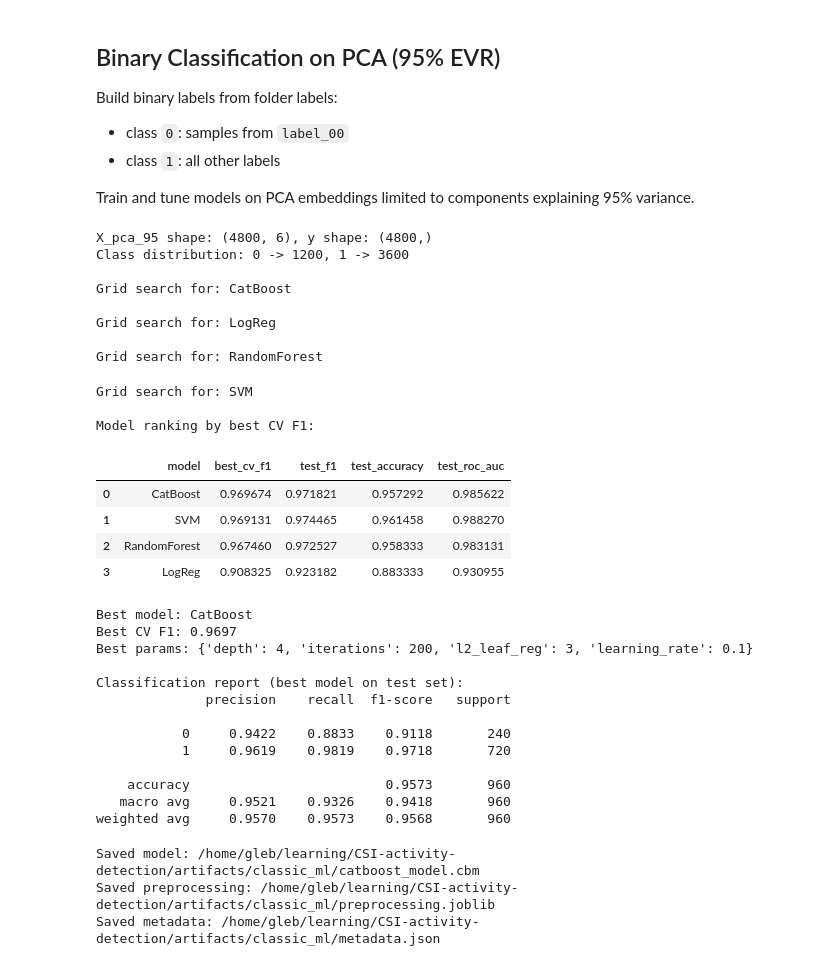
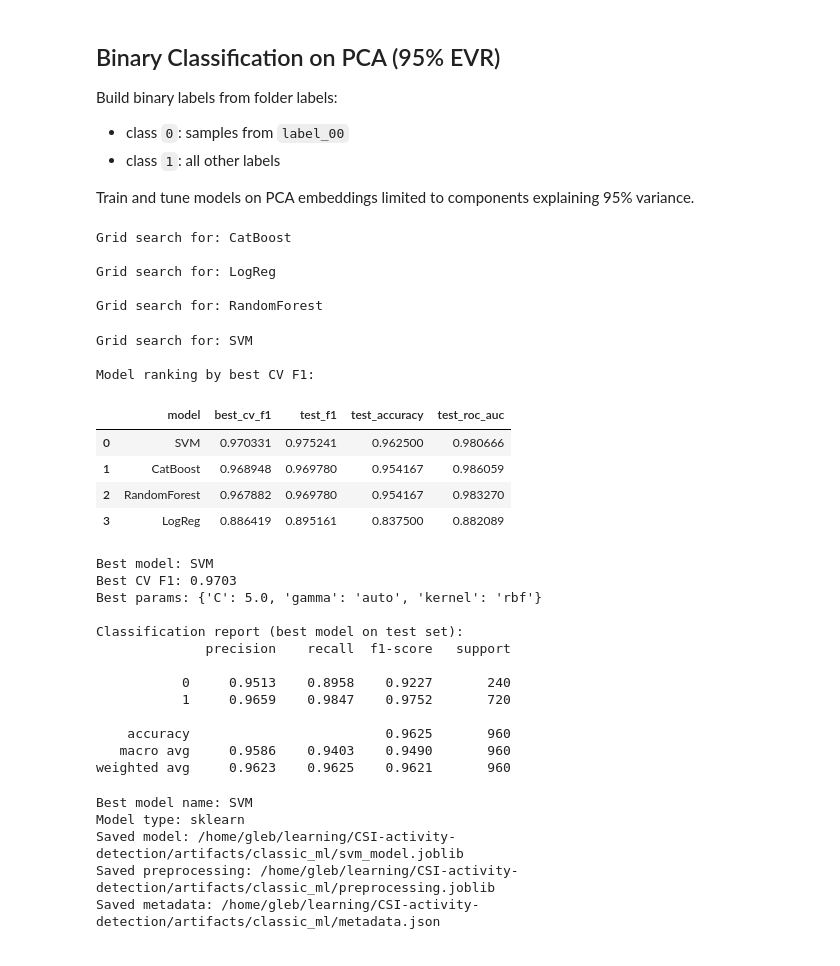
Before and after one commit to Pozovi23/CSI-activity-detection, a Jupyter notebook: experiments_notebooks/classic_ml_train.ipynb, the cells around one changed output. Drawn from its saved outputs; the diff is of its cells as text; code cells hidden in the pictures.

```diff
--- a/experiments_notebooks/classic_ml_train.ipynb
+++ b/experiments_notebooks/classic_ml_train.ipynb
@@ -317,7 +357,7 @@ Train and tune models on PCA embeddings limited to components explaining 95% var
 import sys
 import subprocess
 
-from sklearn.model_selection import train_test_split, StratifiedKFold, GridSearchCV
+from sklearn.model_selection import StratifiedKFold, GridSearchCV
 from sklearn.metrics import accuracy_score, f1_score, roc_auc_score, classification_report
 from sklearn.linear_model import LogisticRegression
 from sklearn.ensemble import RandomForestClassifier
@@ -329,18 +369,6 @@ try:
 except ImportError:
     subprocess.check_call([sys.executable, '-m', 'pip', 'install', 'catboost', '-q'])
     from catboost import CatBoostClassifier
-
-# Binary target rule from dataset folders: label_00 -> 0, others -> 1
-y_binary = (features_df['label'] != 'label_00').astype(int).to_numpy()
-
-# Keep PCA embeddings only up to 95% explained variance
-X_pca_95 = X_pca[:, :k_95]
-print(f'X_pca_95 shape: {X_pca_95.shape}, y shape: {y_binary.shape}')
-print(f'Class distribution: 0 -> {(y_binary == 0).sum()}, 1 -> {(y_binary == 1).sum()}')
-
-X_train, X_test, y_train, y_test = train_test_split(
-    X_pca_95, y_binary, test_size=0.2, random_state=42, stratify=y_binary
-)
 
 cv = StratifiedKFold(n_splits=5, shuffle=True, random_state=42)
 
@@ -398,16 +426,16 @@ for model_name, (estimator, param_grid) in model_spaces.items():
         n_jobs=-1,
         refit=True
     )
-    search.fit(X_train, y_train)
+    search.fit(X_train_pca_95, y_train)
 
     best_model = search.best_estimator_
-    y_pred = best_model.predict(X_test)
+    y_pred = best_model.predict(X_test_pca_95)
 
     if hasattr(best_model, 'predict_proba'):
-        y_proba = best_model.predict_proba(X_test)[:, 1]
+        y_proba = best_model.predict_proba(X_test_pca_95)[:, 1]
     else:
         # Fallback for models without predict_proba
-        y_score = best_model.decision_function(X_test)
+        y_score = best_model.decision_function(X_test_pca_95)
         y_proba = (y_score - y_score.min()) / (y_score.max() - y_score.min() + 1e-12)
 
     result = {
@@ -418,71 +446,70 @@ for model_name, (estimator, param_grid) in model_spaces.items():
         'test_roc_auc': roc_auc_score(y_test, y_proba),
         'best_params': search.best_params_
     }
     search_results.append(result)
 
     if best_search is None or search.best_score_ > best_search.best_score_:
         best_search = search
 
 results_df = pd.DataFrame(search_results).sort_values('best_cv_f1', ascending=False).reset_index(drop=True)
 print('\nModel ranking by best CV F1:')
 display(results_df[['model', 'best_cv_f1', 'test_f1', 'test_accuracy', 'test_roc_auc']])
 
 best_model_name = results_df.loc[0, 'model']
 best_model = best_search.best_estimator_
 print(f'\nBest model: {best_model_name}')
 print(f'Best CV F1: {best_search.best_score_:.4f}')
 print(f'Best params: {best_search.best_params_}')
 
-best_pred = best_model.predict(X_test)
+best_pred = best_model.predict(X_test_pca_95)
 print('\nClassification report (best model on test set):')
 print(classification_report(y_test, best_pred, digits=4))
 # %% [output]
-X_pca_95 shape: (4800, 6), y shape: (4800,)
-Class distribution: 0 -> 1200, 1 -> 3600
-
 Grid search for: CatBoost
 
 Grid search for: LogReg
 
 Grid search for: RandomForest
 Grid search for: SVM
 
 Model ranking by best CV F1:
 |  | model | best_cv_f1 | test_f1 | test_accuracy | test_roc_auc |
-| 0 | CatBoost | 0.969674 | 0.971821 | 0.957292 | 0.985622 |
-| 1 | SVM | 0.969131 | 0.974465 | 0.961458 | 0.988270 |
-| 2 | RandomForest | 0.967460 | 0.972527 | 0.958333 | 0.983131 |
-| 3 | LogReg | 0.908325 | 0.923182 | 0.883333 | 0.930955 |
+| 0 | SVM | 0.970331 | 0.975241 | 0.962500 | 0.980666 |
+| 1 | CatBoost | 0.968948 | 0.969780 | 0.954167 | 0.986059 |
+| 2 | RandomForest | 0.967882 | 0.969780 | 0.954167 | 0.983270 |
+| 3 | LogReg | 0.886419 | 0.895161 | 0.837500 | 0.882089 |
-Best model: CatBoost
-Best CV F1: 0.9697
-Best params: {'depth': 4, 'iterations': 200, 'l2_leaf_reg': 3, 'learning_rate': 0.1}
+Best model: SVM
+Best CV F1: 0.9703
+Best params: {'C': 5.0, 'gamma': 'auto', 'kernel': 'rbf'}
 
 Classification report (best model on test set):
               precision    recall  f1-score   support
 
-           0     0.9422    0.8833    0.9118       240
-           1     0.9619    0.9819    0.9718       720
+           0     0.9513    0.8958    0.9227       240
+           1     0.9659    0.9847    0.9752       720
 
-    accuracy                         0.9573       960
-   macro avg     0.9521    0.9326    0.9418       960
-weighted avg     0.9570    0.9573    0.9568       960
+    accuracy                         0.9625       960
+   macro avg     0.9586    0.9403    0.9490       960
+weighted avg     0.9623    0.9625    0.9621       960
 # %%
 from pathlib import Path
 import json
 import joblib
 
-if best_model_name != 'CatBoost':
-    raise ValueError(f'Expected CatBoost to be the best model, got: {best_model_name}')
-
 artifacts_dir = project_root / 'artifacts' / 'classic_ml'
 artifacts_dir.mkdir(parents=True, exist_ok=True)
 
-model_path = artifacts_dir / 'catboost_model.cbm'
+model_type = 'catboost' if best_model_name == 'CatBoost' else 'sklearn'
+if model_type == 'catboost':
+    model_path = artifacts_dir / 'catboost_model.cbm'
+    best_model.save_model(str(model_path))
+else:
+    model_slug = best_model_name.lower().replace(' ', '_')
+    model_path = artifacts_dir / f'{model_slug}_model.joblib'
+    joblib.dump(best_model, model_path)
+
 preproc_path = artifacts_dir / 'preprocessing.joblib'
 meta_path = artifacts_dir / 'metadata.json'
-
-# Save CatBoost model weights
-best_model.save_model(str(model_path))
 
 # Save preprocessing artifacts required for inference
 preproc_bundle = {
@@ -495,11 +522,13 @@ preproc_bundle = {
     'scaler_pca': scaler_pca,
     'pca': pca,
     'k_95': int(k_95),
+    'model_type': model_type,
 }
 joblib.dump(preproc_bundle, preproc_path)
 
 meta = {
     'best_model_name': best_model_name,
+    'model_type': model_type,
     'best_cv_f1': float(best_search.best_score_),
     'best_params': best_search.best_params_,
     'model_path': str(model_path),
@@ -514,10 +543,14 @@ meta = {
 }
 meta_path.write_text(json.dumps(meta, indent=2), encoding='utf-8')
 
+print(f'Best model name: {best_model_name}')
+print(f'Model type: {model_type}')
 print(f'Saved model: {model_path}')
 print(f'Saved preprocessing: {preproc_path}')
 print(f'Saved metadata: {meta_path}')
 # %% [output]
-Saved model: /home/gleb/learning/CSI-activity-detection/artifacts/classic_ml/catboost_model.cbm
+Best model name: SVM
+Model type: sklearn
+Saved model: /home/gleb/learning/CSI-activity-detection/artifacts/classic_ml/svm_model.joblib
 Saved preprocessing: /home/gleb/learning/CSI-activity-detection/artifacts/classic_ml/preprocessing.joblib
 Saved metadata: /home/gleb/learning/CSI-activity-detection/artifacts/classic_ml/metadata.json
```
Also changed, not shown: parts of 5 cells of this notebook, 2 other files.
